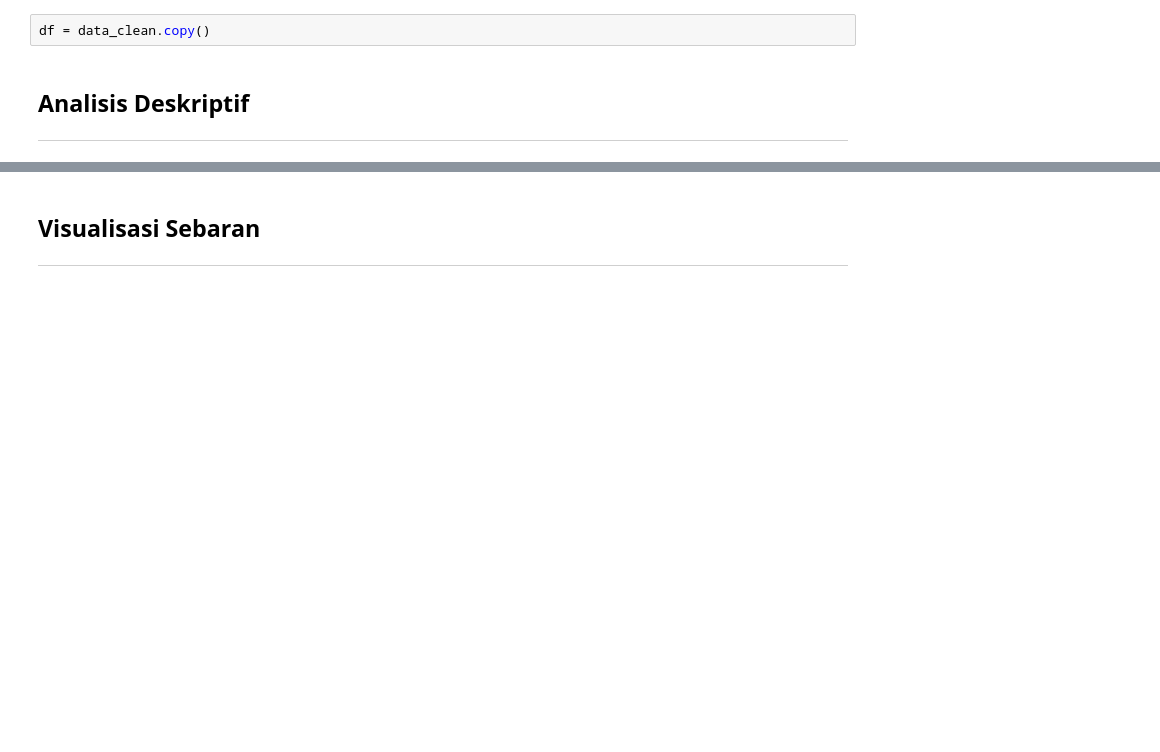
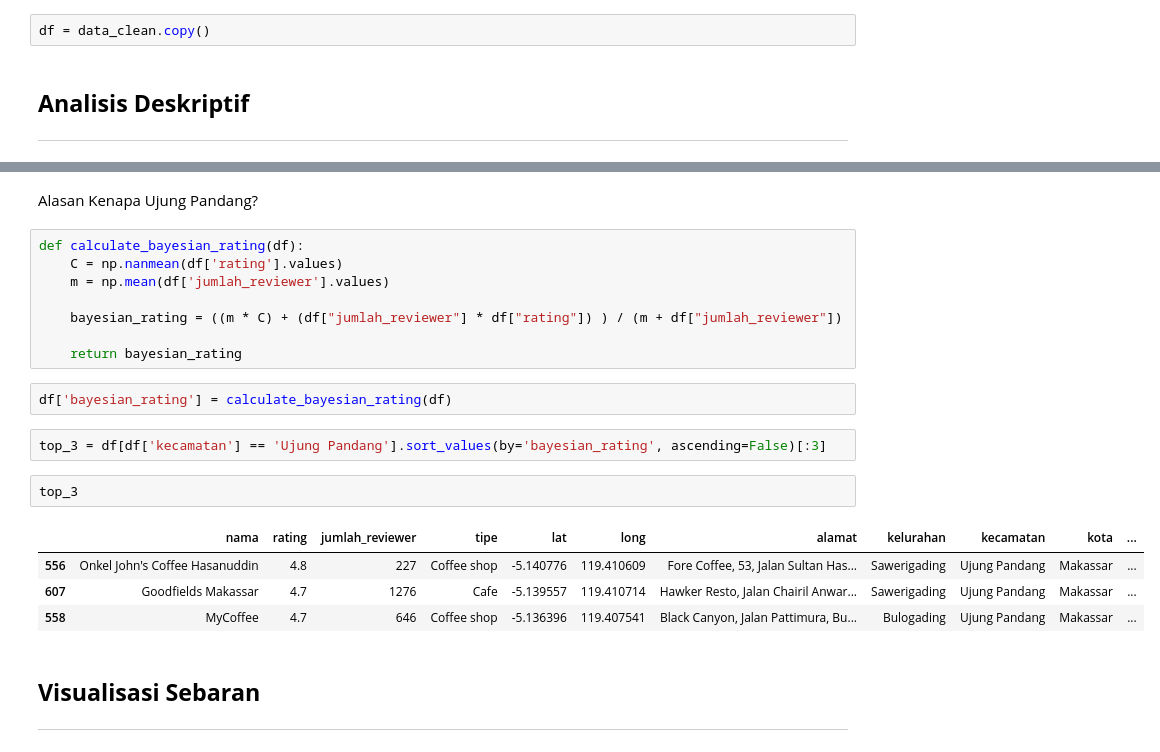
Before and after one commit to matimatech/geomarketing-coffeeshop-makassar, a Jupyter notebook: notebooks/exploration.ipynb, the cells around one changed output, grey strips where cells are left out. Cells and saved outputs as stored; diff of their text form; blank space fills up the shorter version.

```diff
--- a/notebooks/exploration.ipynb
+++ b/notebooks/exploration.ipynb
@@ -46,3 +146,24 @@ df.describe()
+# %% [markdown]
+Alasan Kenapa Ujung Pandang?
+# %%
+def calculate_bayesian_rating(df):
+    C = np.nanmean(df['rating'].values)
+    m = np.mean(df['jumlah_reviewer'].values)
+
+    bayesian_rating = ((m * C) + (df["jumlah_reviewer"] * df["rating"]) ) / (m + df["jumlah_reviewer"])
+
+    return bayesian_rating
+# %%
+df['bayesian_rating'] = calculate_bayesian_rating(df)
+# %%
+top_3 = df[df['kecamatan'] == 'Ujung Pandang'].sort_values(by='bayesian_rating', ascending=False)[:3]
+# %%
+top_3
+# %% [output]
+|  | nama | rating | jumlah_reviewer | tipe | lat | long | alamat | kelurahan | kecamatan | kota | ... |
+| 556 | Onkel John's Coffee Hasanuddin | 4.8 | 227 | Coffee shop | -5.140776 | 119.410609 | Fore Coffee, 53, Jalan Sultan Has... | Sawerigading | Ujung Pandang | Makassar | ... |
+| 607 | Goodfields Makassar | 4.7 | 1276 | Cafe | -5.139557 | 119.410714 | Hawker Resto, Jalan Chairil Anwar... | Sawerigading | Ujung Pandang | Makassar | ... |
+| 558 | MyCoffee | 4.7 | 646 | Coffee shop | -5.136396 | 119.407541 | Black Canyon, Jalan Pattimura, Bu... | Bulogading | Ujung Pandang | Makassar | ... |
 # %% [markdown]
 ## **Visualisasi Sebaran**
 ---
```
Also changed, not shown: parts of 8 cells of this notebook, 9 other files.
